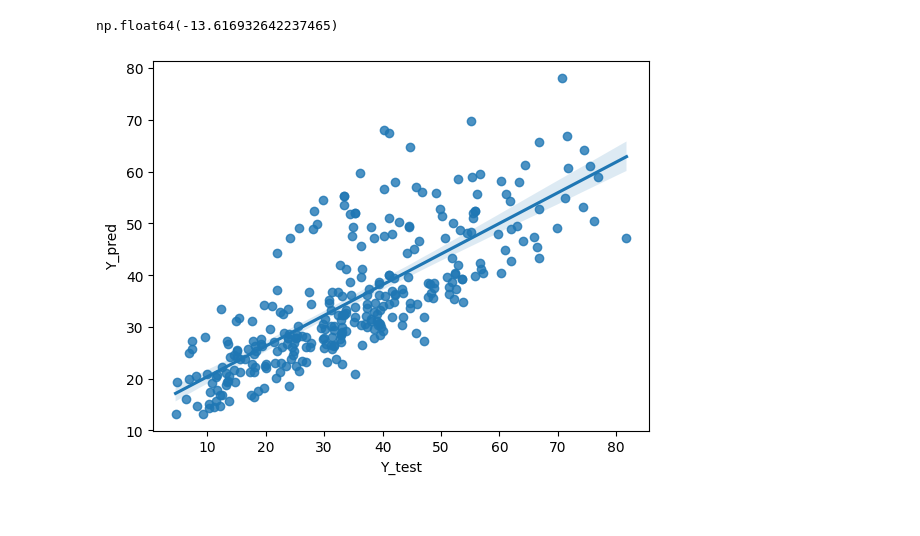
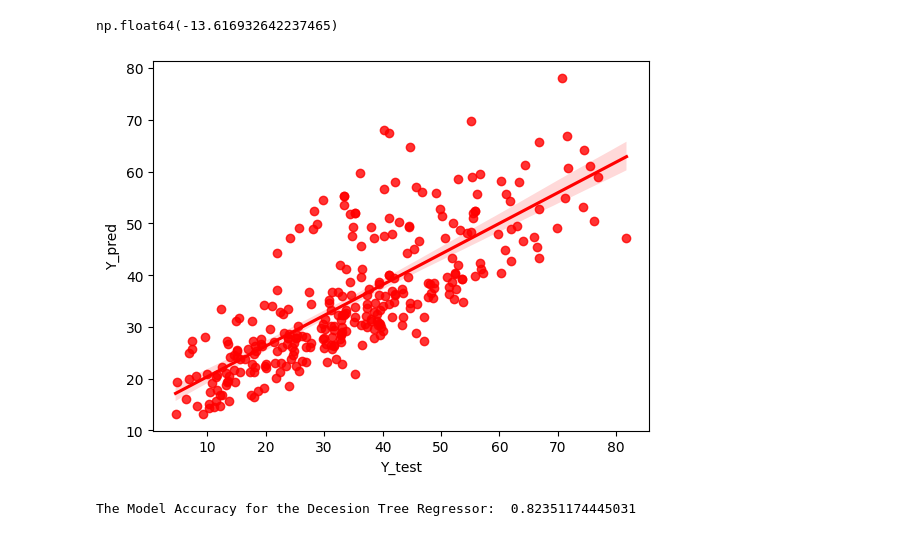
Before and after one commit to meet-vasita/CementPrediction_Model, a Jupyter notebook: Model.ipynb, the cells around one changed output. Saved outputs shown, nothing was run; the diff lists cells and outputs as text; code cells hidden in the pictures.

```diff
--- a/Model.ipynb
+++ b/Model.ipynb
@@ -291,9 +291,20 @@ LR.intercept_
 # %% [output]
 np.float64(-13.616932642237465)
 # %%
-sns.regplot(x = y_test,y = y_pred_LR)
+sns.regplot(x = y_test,y = y_pred_LR,color='red')
 plt.xlabel('Y_test')
 plt.ylabel('Y_pred')
 plt.show()
 # %% [output]
-[figure, old version]
+[figure, new version]
+# %%
+#Decesion Tree Regressor
+
+from sklearn.tree import DecisionTreeRegressor
+
+DT = DecisionTreeRegressor().fit(X_train,y_train)
+y_pred_DT = DT.predict(X_test)
+
+print('The Model Accuracy for the Decesion Tree Regressor: ',r2_score(y_test,y_pred_DT))
+# %% [output]
+The Model Accuracy for the Decesion Tree Regressor:  0.82351174445031
```
Also changed, not shown: parts of 8 cells of this notebook, 1 other file.
